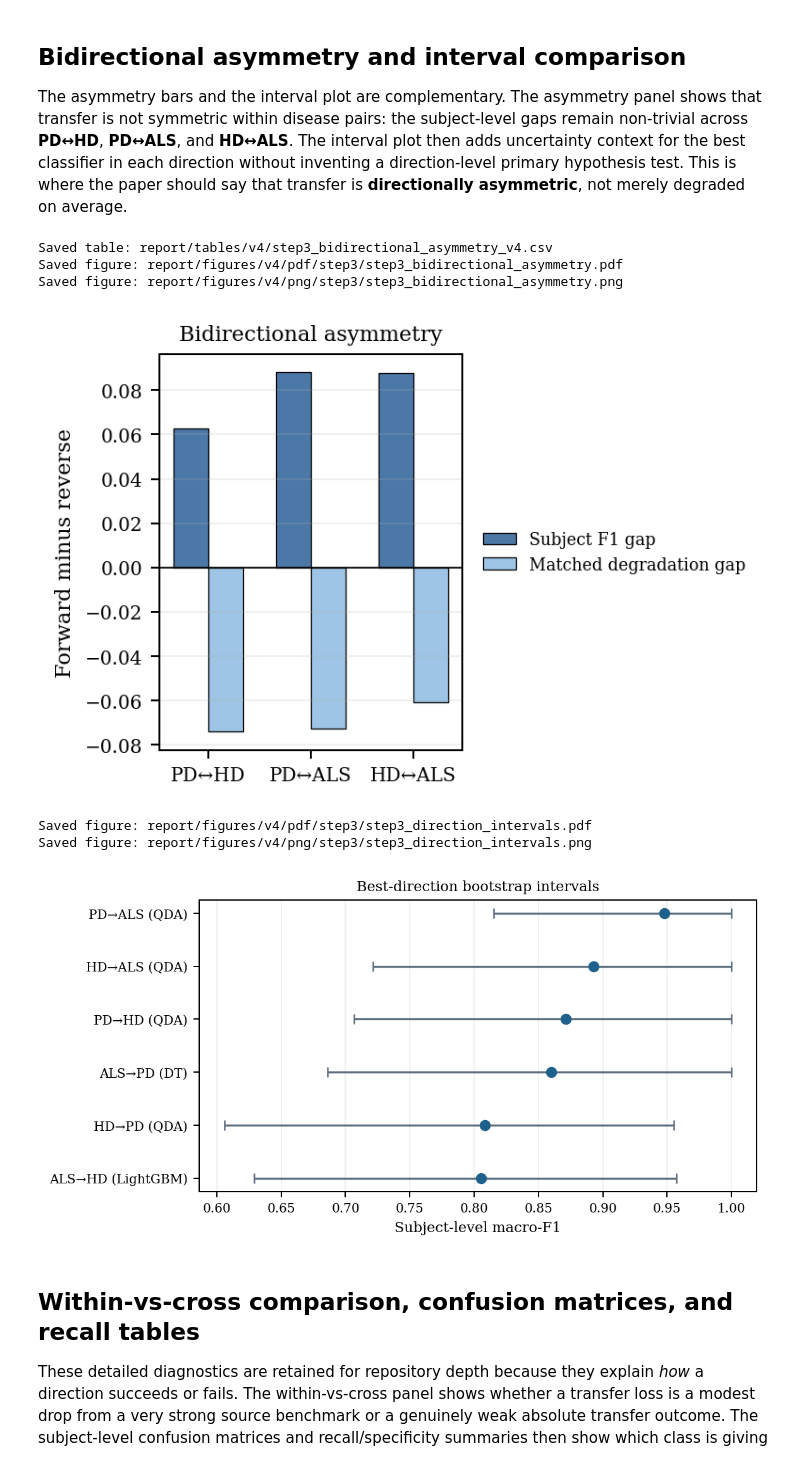
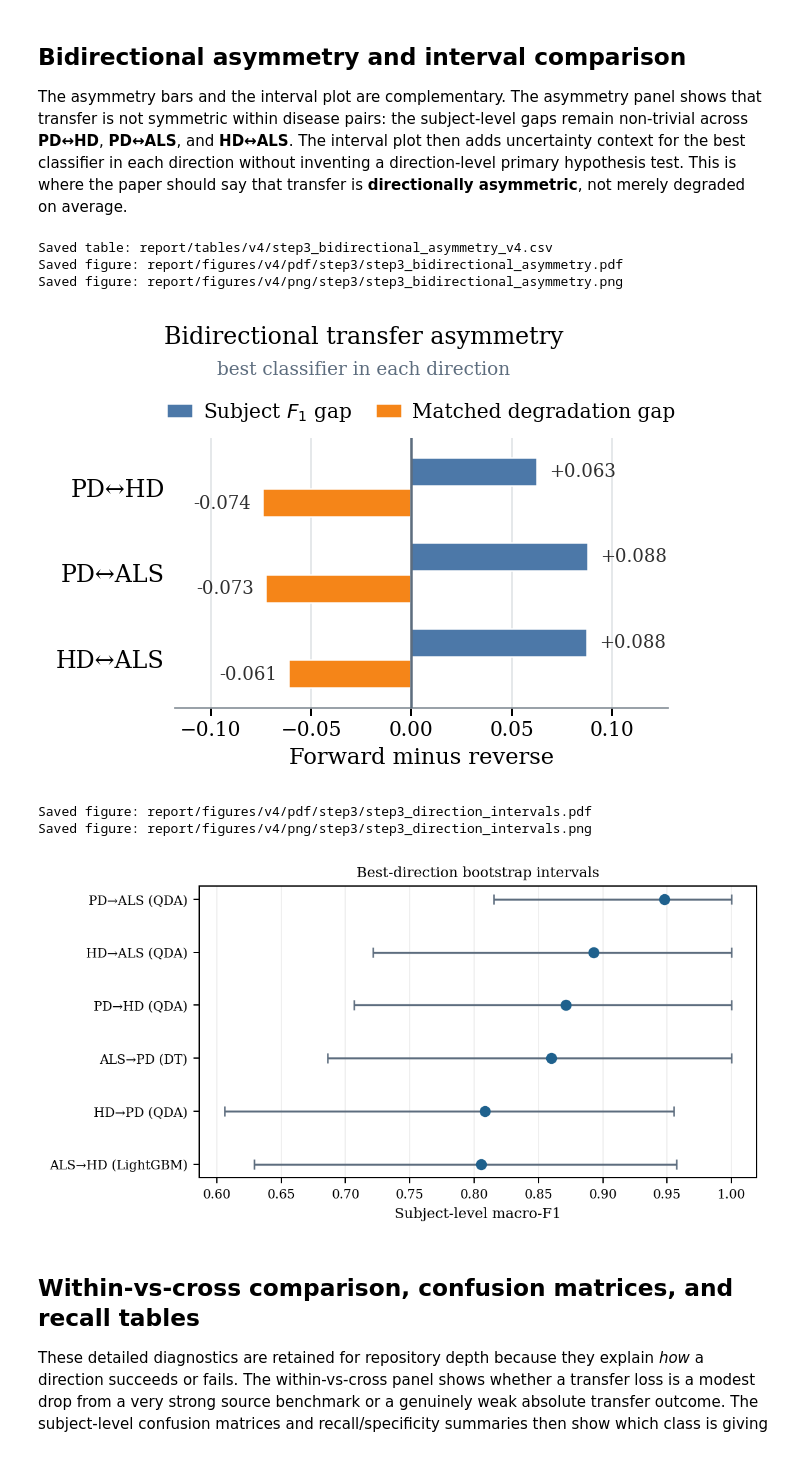
Before and after one commit to Sys-Omertosa/gait-transfer-ndd, a Jupyter notebook: notebooks/03_cross_condition.ipynb, the cells around one changed output. Drawn from its saved outputs; the diff is of its cells as text; code cells hidden in the pictures.

Commit message:
figures: refresh cross-condition transfer visualizations

```diff
--- a/notebooks/03_cross_condition.ipynb
+++ b/notebooks/03_cross_condition.ipynb
@@ -351,46 +406,108 @@ for a, b in [('pd', 'hd'), ('pd', 'als'), ('hd', 'als')]:
 asym_df = pd.DataFrame(asym_rows)
 save_table_csv(asym_df, 'step3_bidirectional_asymmetry_v4.csv')
 
-fig, ax = plt.subplots(figsize=(IEEE_ONE_COL * 1.2, 2.8), constrained_layout=True)
-x = np.arange(len(asym_df))
-ax.bar(x - 0.17, asym_df['subject_f1_gap'], width=0.34, label='Subject F1 gap', color='#4C78A8', edgecolor='black', linewidth=0.5)
-ax.bar(x + 0.17, asym_df['matched_degradation_gap'], width=0.34, label='Matched degradation gap', color='#9EC5E5', edgecolor='black', linewidth=0.5)
-ax.axhline(0.0, color='black', linewidth=0.7)
-ax.set_xticks(x)
-ax.set_xticklabels(asym_df['pair'])
-ax.set_ylabel('Forward minus reverse')
-ax.set_title('Bidirectional asymmetry')
-ax.grid(axis='y', alpha=0.2)
-ax.legend(loc='center left', bbox_to_anchor=(1.02, 0.5), frameon=False)
+# ── Manuscript figure: bidirectional asymmetry ───────────────────────────────
+# Horizontal bars let the two signed gaps read outward from a shared zero, which
+# is the point of the panel: for every pair the forward direction scores higher
+# and degrades less, so the bars fall on opposite sides.
+ASYM_FIG_W = IEEE_ONE_COL
+ASYM_LEFT, ASYM_RIGHT = 0.70, 0.06
+ASYM_PLOT_W = ASYM_FIG_W - ASYM_LEFT - ASYM_RIGHT
+ASYM_GROUP_H = 0.50
+ASYM_PLOT_H = ASYM_GROUP_H * len(asym_df)
+ASYM_TOP, ASYM_TITLE_H, ASYM_LEGEND_H = 0.06, 0.42, 0.26
+ASYM_XTICK_H, ASYM_XLABEL_H, ASYM_BOTTOM = 0.20, 0.26, 0.06
+ASYM_FIG_H = (ASYM_TOP + ASYM_TITLE_H + ASYM_LEGEND_H + ASYM_PLOT_H
+              + ASYM_XTICK_H + ASYM_XLABEL_H + ASYM_BOTTOM)
+ASYM_XLIM = (-0.118, 0.128)
+
+SERIES = [
+    ('subject_f1_gap', 'Subject $F_1$ gap', '#4C78A8', -0.185),
+    ('matched_degradation_gap', 'Matched degradation gap', '#F58518', 0.185),
+]
+
+fig = plt.figure(figsize=(ASYM_FIG_W, ASYM_FIG_H))
+ax = fig.add_axes((
+    ASYM_LEFT / ASYM_FIG_W,
+    (ASYM_BOTTOM + ASYM_XLABEL_H + ASYM_XTICK_H) / ASYM_FIG_H,
+    ASYM_PLOT_W / ASYM_FIG_W,
+    ASYM_PLOT_H / ASYM_FIG_H,
+))
+ax.set_axisbelow(True)
+ax.grid(axis='x', color='#DDE1E4', linewidth=0.6)
+
+rows = np.arange(len(asym_df))
+value_labels = []
+for column, label, color, offset in SERIES:
+    values = asym_df[column].to_numpy(dtype=float)
+    ax.barh(rows + offset, values, height=0.33, color=color, edgecolor='white',
+            linewidth=0.6, label=label, zorder=2)
+    for row_idx, value in zip(rows, values):
+        pad = 0.006 if value >= 0 else -0.006
+        value_labels.append(ax.text(
+            value + pad, row_idx + offset, f'{value:+.3f}',
+            ha='left' if value >= 0 else 'right', va='center',
+            fontsize=7.2, color='#2F2F2F', zorder=3,
+        ))
+
+ax.axvline(0.0, color='#5D6D7E', linewidth=1.0, zorder=3)
+ax.set_xlim(*ASYM_XLIM)
+ax.set_ylim(len(asym_df) - 0.42, -0.58)
+ax.set_yticks(rows)
+ax.set_yticklabels(asym_df['pair'], fontsize=9.5)
+ax.set_xticks([-0.1, -0.05, 0.0, 0.05, 0.1])
+ax.tick_params(axis='x', labelsize=8, length=3, pad=2)
+ax.tick_params(axis='y', length=0, pad=4)
+for side in ('top', 'right', 'left'):
+    ax.spines[side].set_visible(False)
+ax.spines['bottom'].set_color('#8C959D')
+ax.spines['bottom'].set_linewidth(0.7)
+ax.set_xlabel('Forward minus reverse', fontsize=9, labelpad=3)
+ax.legend(loc='lower center', bbox_to_anchor=(0.5, 1.015), ncol=2, frameon=False,
+          fontsize=8, handlelength=1.3, handletextpad=0.5, columnspacing=1.2,
+          borderpad=0.0)
+
+title_centre = ASYM_FIG_H - ASYM_TOP - ASYM_TITLE_H / 2
+fig.text(0.5, (title_centre + 0.09) / ASYM_FIG_H, 'Bidirectional transfer asymmetry',
+         ha='center', va='center', fontsize=9.5)
+# The gaps are taken between the leading classifier of each direction, which is
+# not the same comparison as the classifier-averaged direction summary.
+fig.text(0.5, (title_centre - 0.09) / ASYM_FIG_H, 'best classifier in each direction',
+         ha='center', va='center', fontsize=7.4, color='#5D6D7E')
+
 savefig_stem(fig, 'step3_bidirectional_asymmetry')
+PAPER_FIG, PAPER_STEM = fig, 'step3_bidirectional_asymmetry'
+_inside = all(ASYM_XLIM[0] < t.get_position()[0] < ASYM_XLIM[1] for t in value_labels)
+PAPER_CHECKS = [('value labels', _inside,
+                 f'{len(value_labels)} bar labels inside x-limits: {_inside}')]
 plt.show()
 
 plot_df = best_by_direction.sort_values('subject_f1').reset_index(drop=True)
 y = np.arange(len(plot_df))
 fig, ax = plt.subplots(figsize=(IEEE_TWO_COL * 0.88, 3.2), constrained_layout=True)
 ax.errorbar(
     plot_df['subject_f1'],
     y,
     xerr=[plot_df['subject_f1'] - plot_df['subject_ci_low'], plot_df['subject_ci_high'] - plot_df['subject_f1']],
     fmt='o',
     markersize=6,
     color='#1F618D',
     ecolor='#5D6D7E',
     elinewidth=1.3,
     capsize=3.2,
 )
 ax.set_yticks(y)
 ax.set_yticklabels([f"{row.source.upper()}→{row.target.upper()} ({CLF_LABEL[row.classifier]})" for row in plot_df.itertuples()])
 ax.set_xlabel('Subject-level macro-F1')
 ax.set_title('Best-direction bootstrap intervals')
 ax.grid(axis='x', alpha=0.2)
 savefig_stem(fig, 'step3_direction_intervals')
 plt.show()
 # %% [output]
 Saved table: report/tables/v4/step3_bidirectional_asymmetry_v4.csv
 Saved figure: report/figures/v4/pdf/step3/step3_bidirectional_asymmetry.pdf
 Saved figure: report/figures/v4/png/step3/step3_bidirectional_asymmetry.png
-[figure, old version]
+[figure, new version]
 Saved figure: report/figures/v4/pdf/step3/step3_direction_intervals.pdf
 Saved figure: report/figures/v4/png/step3/step3_direction_intervals.png
 [figure]
```
Also changed, not shown: parts of 2 cells of this notebook, 11 other files.
